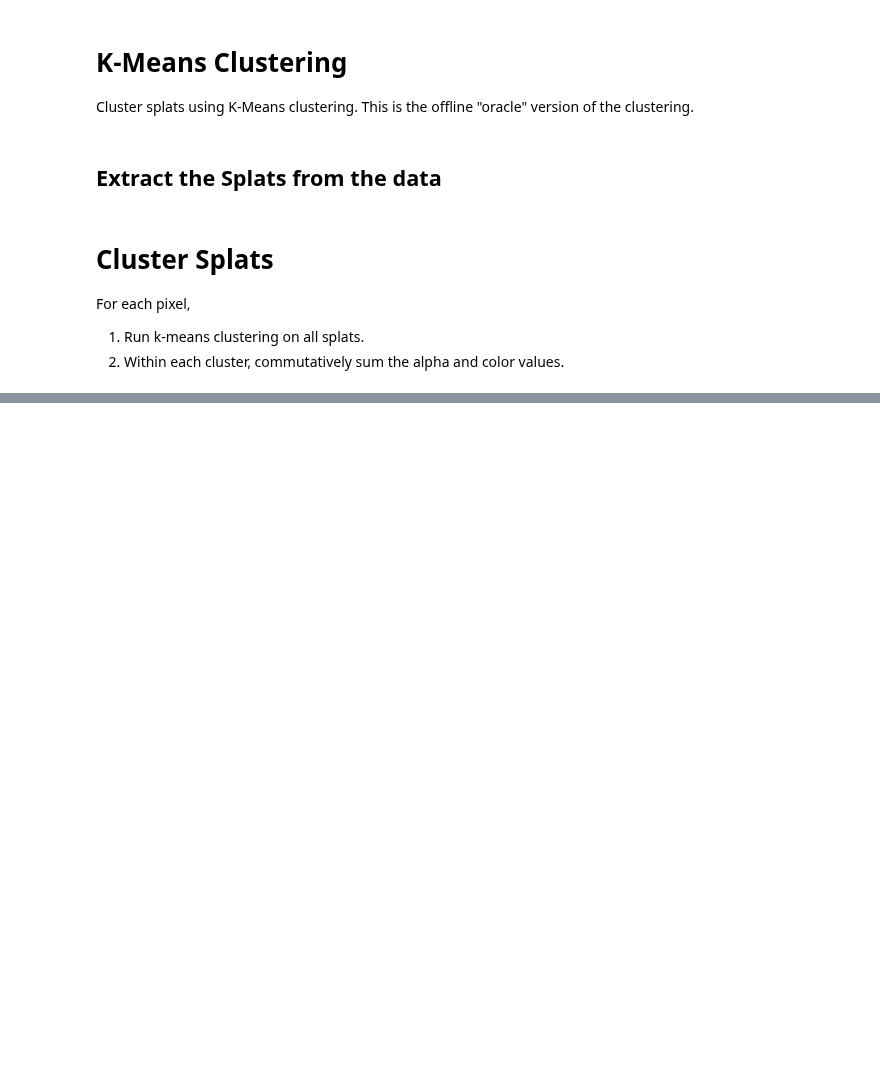
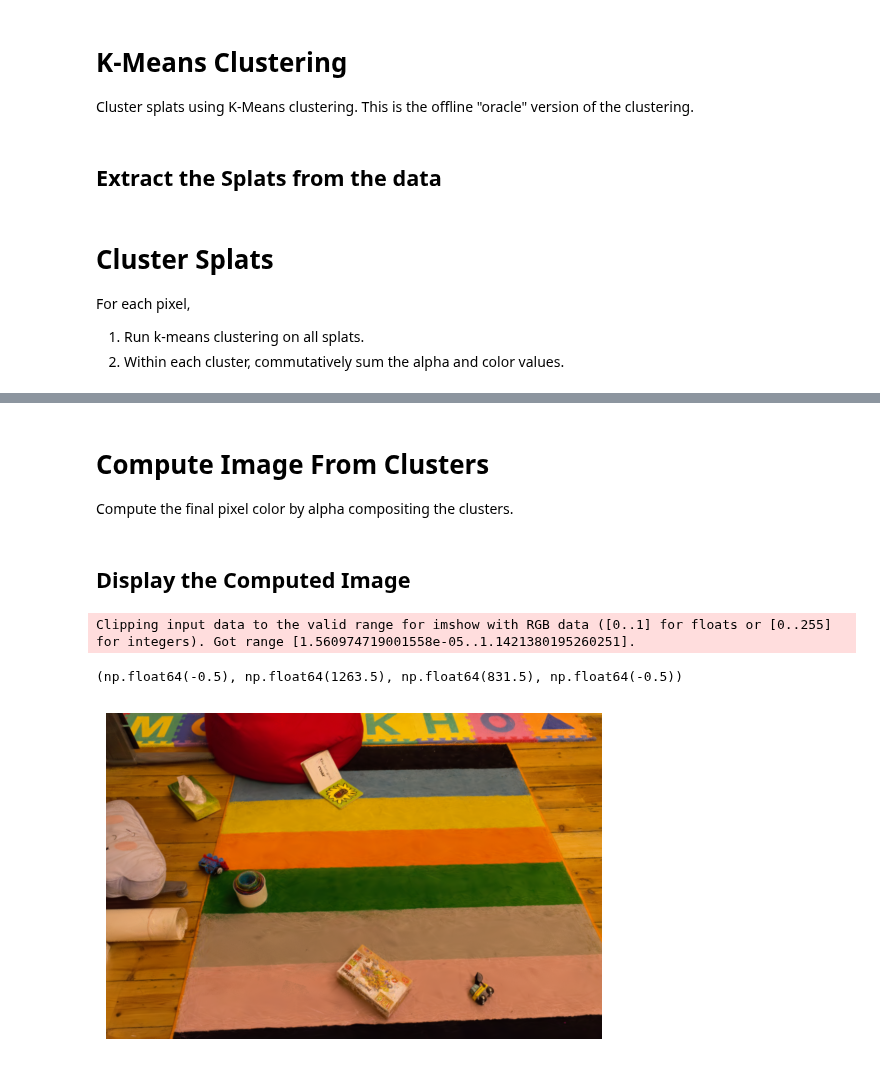
Before and after one commit to PLSE-Splats/clustering-exploration, a Jupyter notebook: src/clustering_exploration/k_means_clustering.ipynb, the cells around one changed output, grey strips where cells are left out. Drawn from its saved outputs; the diff is of its cells as text; code cells hidden in the pictures; blank space fills up the shorter version.

```diff
--- a/src/clustering_exploration/k_means_clustering.ipynb
+++ b/src/clustering_exploration/k_means_clustering.ipynb
@@ -73,0 +144,34 @@ def cluster_pixel(pixel_splats, clusters):
+# %%
+# Cluster shuffled splats.
+clustered_splats = Parallel(n_jobs=-1)(delayed(cluster_pixel)(pixel_splats, CLUSTERS) for pixel_splats in tqdm(splats))
+# %% [markdown]
+# Compute Image From Clusters
+Compute the final pixel color by alpha compositing the clusters.
+# %%
+def alpha_compose_pixel(pixel_clusters):
+    # Define the transmittance and pixel color for the first cluster.
+    transmittance = 1.0
+    pixel_color = np.zeros(3)
+
+    # Loop through remaining clusters.
+    for _, cluster_alpha, *cluster_color in pixel_clusters:
+        # Skip transparent cluster.
+        if not cluster_alpha:
+            continue
+
+        # Exit once the transmittance is basically zero.
+        if transmittance <= 0.001:
+            break
+
+        # Compute the pixel color.
+        pixel_color += cluster_alpha * np.array(cluster_color) * transmittance
+
+        # Compute the transmittance.
+        transmittance *= 1 - min(1, cluster_alpha)
+
+    # Return the computed pixel color.
+    return pixel_color
+# %%
+computed_image = [alpha_compose_pixel(pixel_clusters) for pixel_clusters in tqdm(clustered_splats)]
+# %% [markdown]
+## Display the Computed Image
@@ -73,0 +180,8 @@ def cluster_pixel(pixel_splats, clusters):
+# %%
+# Display the image.
+plt.imshow(np.array(computed_image).reshape((IMAGE_HEIGHT, IMAGE_WIDTH, 3)))
+plt.axis('off')
+# %% [output]
+Clipping input data to the valid range for imshow with RGB data ([0..1] for floats or [0..255] for integers). Got range [1.560974719001558e-05..1.1421380195260251].
+(np.float64(-0.5), np.float64(1263.5), np.float64(831.5), np.float64(-0.5))
+[figure, added]
```
Also changed, not shown: parts of 5 cells of this notebook.
